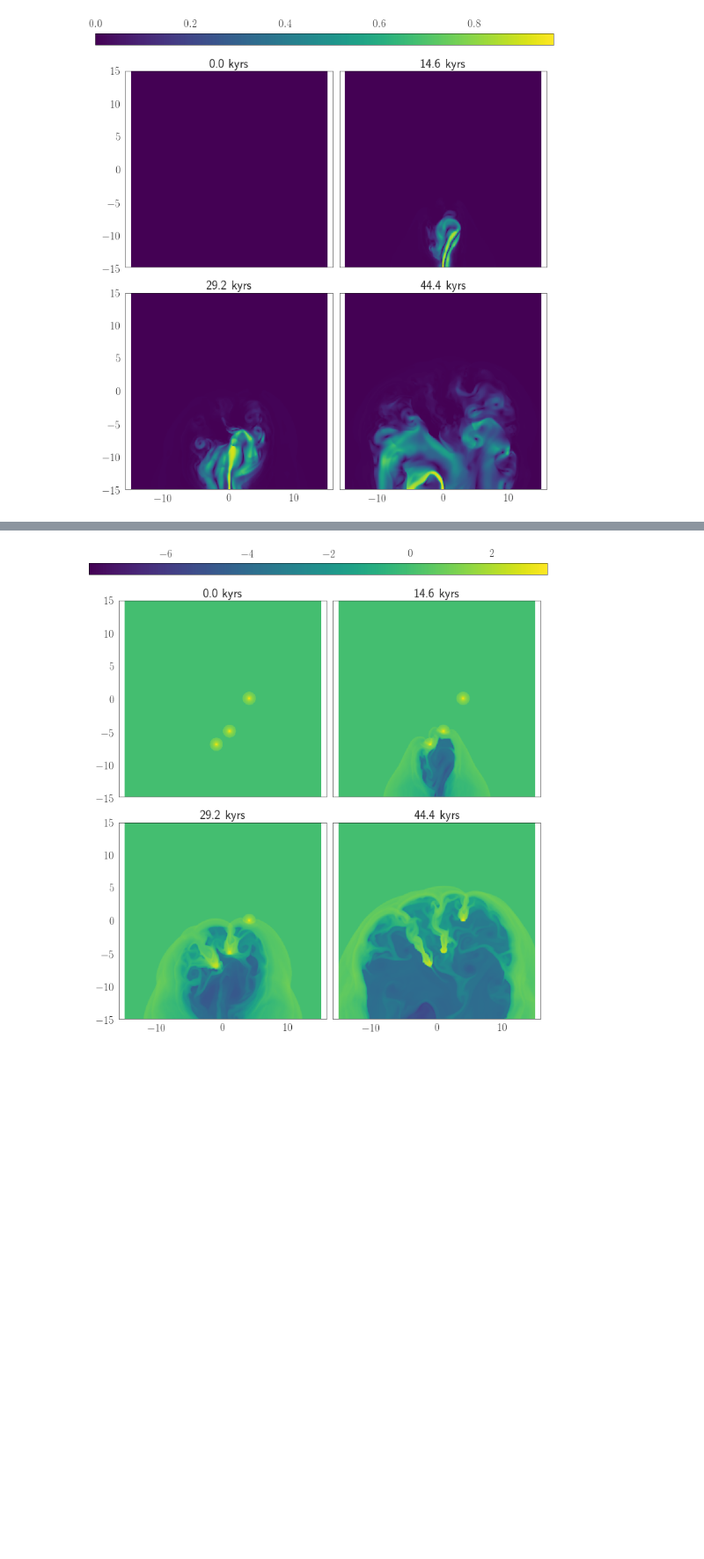
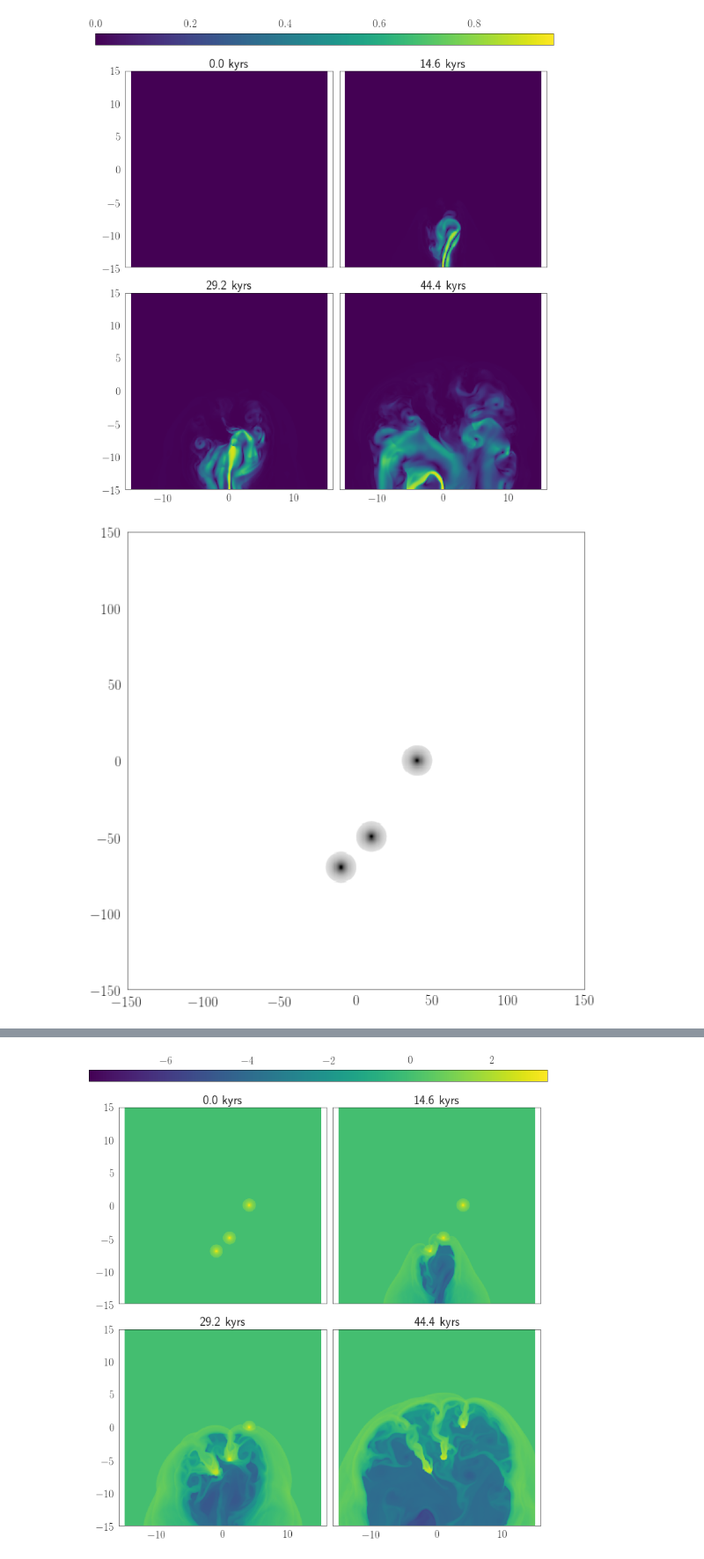
Before and after one commit to Mixpap/MasterThesis, a Jupyter notebook: Notebooks/Data (Jet-Cloud interaction).ipynb, the cells around one changed output, grey strips where cells are left out. Shown at 88% size. Cells and saved outputs as stored; diff of their text form; code cells hidden in the pictures; blank space fills up the shorter version.

```diff
--- a/Notebooks/Data (Jet-Cloud interaction).ipynb
+++ b/Notebooks/Data (Jet-Cloud interaction).ipynb
@@ -103,3 +104,12 @@ tJC=np.load('../Data/jet-3c-tab.npz')
 f.quadruple(nJC,np.sqrt(nJC['Vx']**2+nJC['Vy']**2),tdk='kyrs',tlim=70)
 # %% [output]
 [figure]
+# %%
+plt.figure(figsize=(10,10))
+plt.imshow(np.log10(nJC['RHO'][:,:,0].T),origin='low',extent=[-150,150,-150,150])
+Save_Figure='Jet0'
+datafolder='../Document/DataImages/'
+form='.png'
+plt.savefig(datafolder+Save_Figure+form,bbox_inches='tight',format='png', dpi=100)
+# %% [output]
+[figure, added]
```
Also changed, not shown: parts of 2 cells of this notebook, 11 other files.
